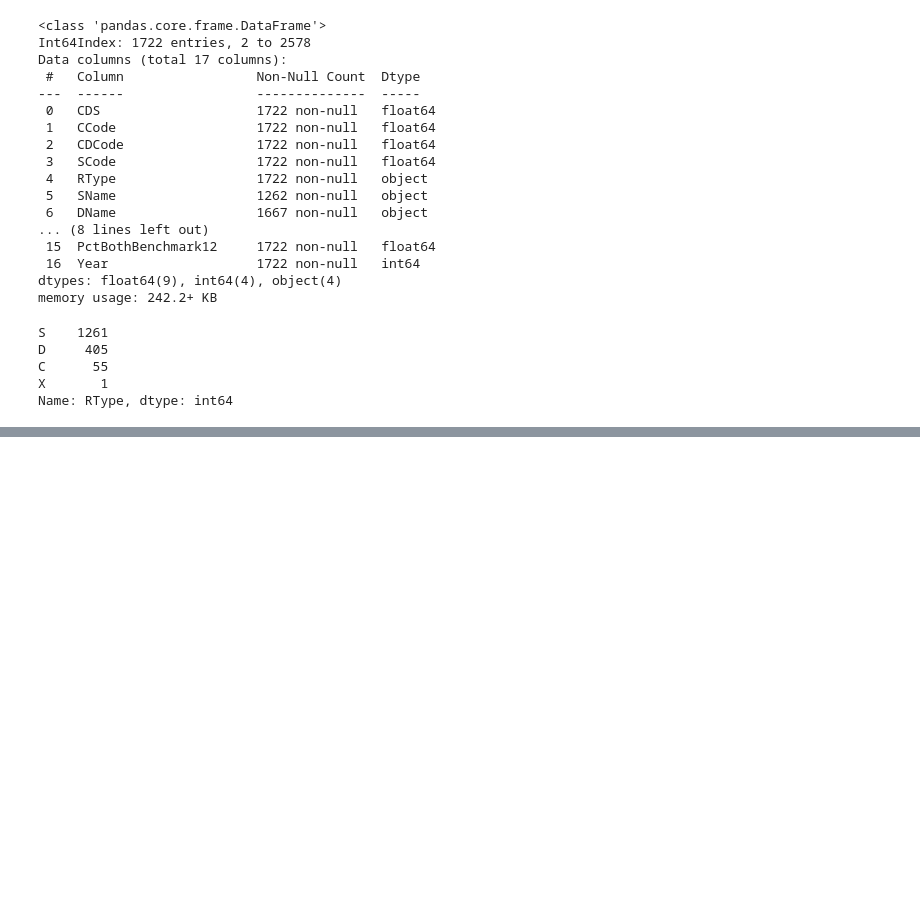
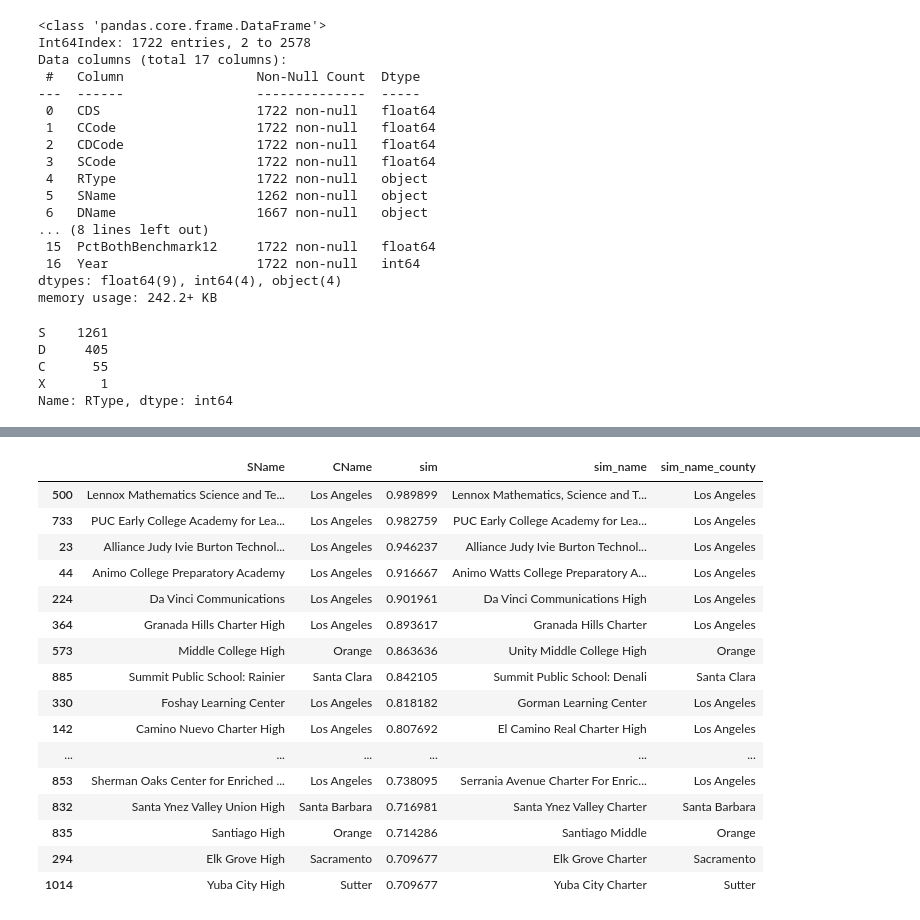
Before and after one commit to woodstockwins/1213-iris, a Jupyter notebook: projects/project-1-master/school_parse.ipynb, the cells around one changed output, grey strips where cells are left out. Drawn from its saved outputs; the diff is of its cells as text; code cells hidden in the pictures; blank space fills up the shorter version.

```diff
--- a/projects/project-1-master/school_parse.ipynb
+++ b/projects/project-1-master/school_parse.ipynb
@@ -177,9 +177,16 @@ for i in range(10, 16):
 # %%
 # Parse data by type ("School", "District", "City", "State")
 df_act_scho = pd.DataFrame(df_act_raw[df_act_raw['RType'] == 'S'])
+df_act_scho.reset_index(drop=True, inplace=True)
+
 df_act_dist = pd.DataFrame(df_act_raw[df_act_raw['RType'] == 'D'])
+df_act_dist.reset_index(drop=True, inplace=True)
+
 df_act_city = pd.DataFrame(df_act_raw[df_act_raw['RType'] == 'C'])
+df_act_city.reset_index(drop=True, inplace=True)
+
 df_act_state = pd.DataFrame(df_act_raw[df_act_raw['RType'] == 'X'])
+df_act_state.reset_index(drop=True, inplace=True)
 # %%
 df_act_dist.info()
 # %% [output]
@@ -344,0 +419,23 @@ df_sat_state.to_csv('./data-clean/sat_ca_state_2019.csv', index=False)
+# %%
+# Locate similarly named schools between charter dataset and act dataset
+# Perform a manual cross reference
+df_act_scho[['SName', 'CName', 'sim', 'sim_name', 'sim_name_county']][(df_act_scho['sim'] < 1) & (df_act_scho['sim'] > .7) &
+ (df_act_scho['CName'] == df_act_scho['sim_name_county'])].sort_values(by='sim', ascending=False)
+# %% [output]
+|  | SName | CName | sim | sim_name | sim_name_county |
+| 500 | Lennox Mathematics Science and Te... | Los Angeles | 0.989899 | Lennox Mathematics, Science and T... | Los Angeles |
+| 733 | PUC Early College Academy for Lea... | Los Angeles | 0.982759 | PUC Early College Academy for Lea... | Los Angeles |
+| 23 | Alliance Judy Ivie Burton Technol... | Los Angeles | 0.946237 | Alliance Judy Ivie Burton Technol... | Los Angeles |
+| 44 | Animo College Preparatory Academy | Los Angeles | 0.916667 | Animo Watts College Preparatory A... | Los Angeles |
+| 224 | Da Vinci Communications | Los Angeles | 0.901961 | Da Vinci Communications High | Los Angeles |
+| 364 | Granada Hills Charter High | Los Angeles | 0.893617 | Granada Hills Charter | Los Angeles |
+| 573 | Middle College High | Orange | 0.863636 | Unity Middle College High | Orange |
+| 885 | Summit Public School: Rainier | Santa Clara | 0.842105 | Summit Public School: Denali | Santa Clara |
+| 330 | Foshay Learning Center | Los Angeles | 0.818182 | Gorman Learning Center | Los Angeles |
+| 142 | Camino Nuevo Charter High | Los Angeles | 0.807692 | El Camino Real Charter High | Los Angeles |
+| ... | ... | ... | ... | ... | ... |
+| 853 | Sherman Oaks Center for Enriched ... | Los Angeles | 0.738095 | Serrania Avenue Charter For Enric... | Los Angeles |
+| 832 | Santa Ynez Valley Union High | Santa Barbara | 0.716981 | Santa Ynez Valley Charter | Santa Barbara |
+| 835 | Santiago High | Orange | 0.714286 | Santiago Middle | Orange |
+| 294 | Elk Grove High | Sacramento | 0.709677 | Elk Grove Charter | Sacramento |
+| 1014 | Yuba City High | Sutter | 0.709677 | Yuba City Charter | Sutter |
```
Also changed, not shown: parts of 18 cells of this notebook.
